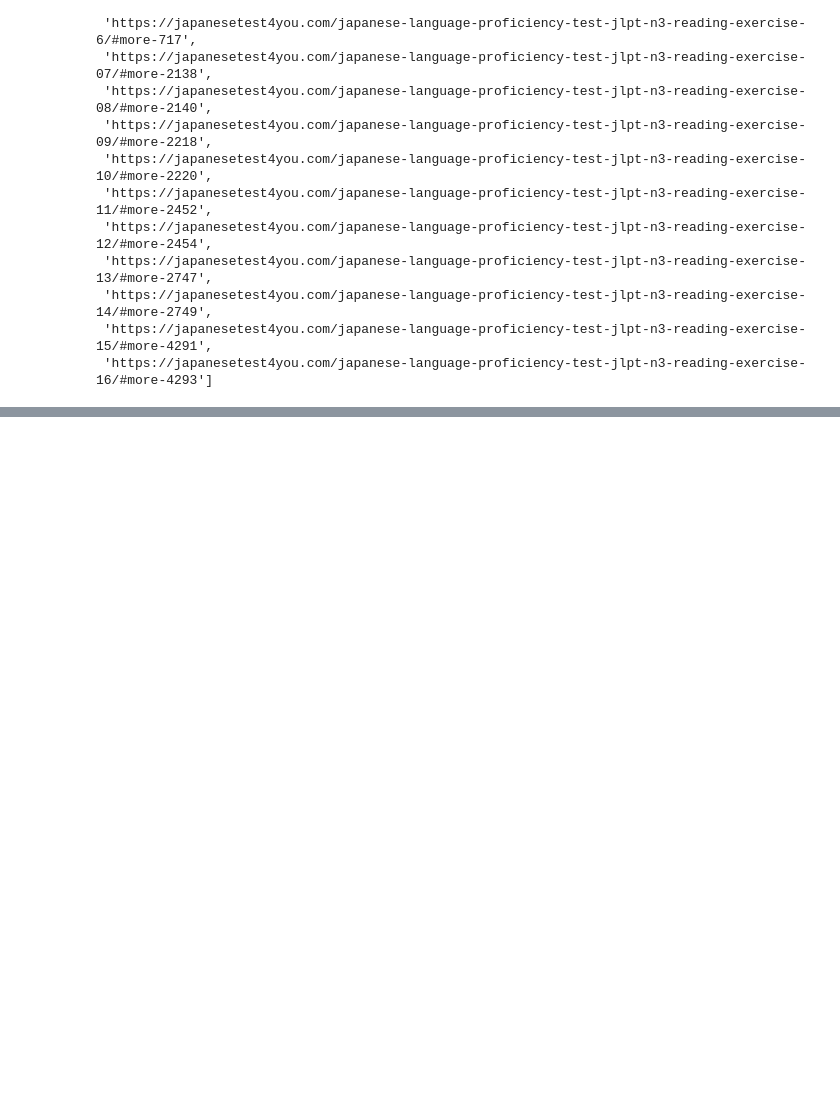
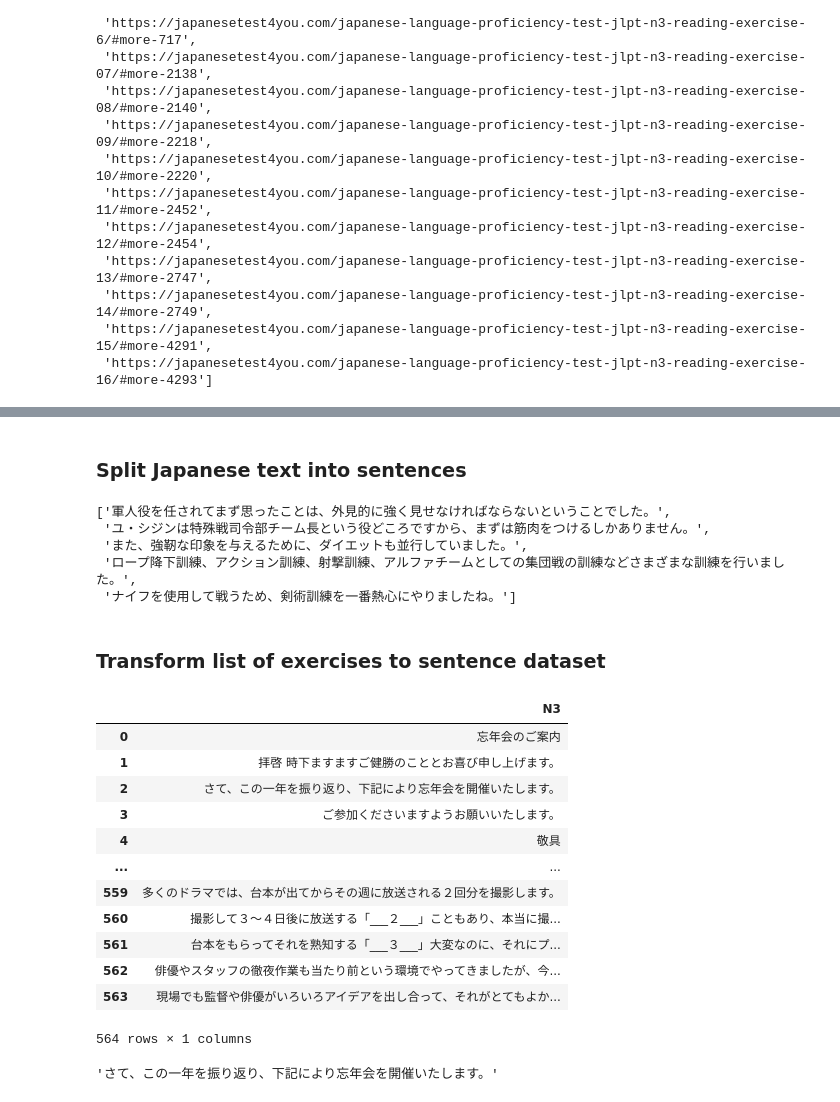
Before and after one commit to KaFaiFai/JLPT-Difficulty-Predictor, a Jupyter notebook: util/prepare_dataset.ipynb, the cells around one changed output, grey strips where cells are left out. Drawn from its saved outputs; the diff is of its cells as text; code cells hidden in the pictures; blank space fills up the shorter version.

Commit message:
split text to sentences

```diff
--- a/util/prep_dataset.ipynb
+++ b/util/prepare_dataset.ipynb
@@ -184,7 +186,7 @@ request_time = 0
 extract_time = 0
 to_exercise_time = 0
 
-data = []
+exercise_data = []
 for link in links_to_exercise:
     start_time = timeit.default_timer()
     soup = request_html(link)
@@ -196,7 +198,7 @@ for link in links_to_exercise:
     exercises = sections_to_exercises(sections)
 
     end_time = timeit.default_timer()
-    data.append(exercises)
+    exercise_data.append(exercises)
 
     request_time += ckpt1_time - start_time
     extract_time += end_time - ckpt1_time
@@ -250,5 +213,0 @@ data
-# %%
-soup = request_html('https://japanesetest4you.com/japanese-language-proficiency-test-jlpt-n3-reading-exercise-16/')
-sections = extract_reading_exercise(soup)
-exercises = sections_to_exercises(sections)
-exercises
@@ -293,0 +236,71 @@ sections
+# %% [markdown]
+### Split Japanese text into sentences
+# %%
+sentence_tokenizer = SentenceTokenizer()
+def split_to_sentences(text):
+    sentences = sentence_tokenizer.tokenize(text)
+    return sentences
+# %%
+text = "軍人役を任されてまず思ったことは、外見的に強く見せなければならないということでした。ユ・シジンは特殊戦司令部チーム長という役どころですから、まずは筋肉をつけるしかありません。また、強靭な印象を与えるために、ダイエットも並行していました。ロープ降下訓練、アクション訓練、射撃訓練、アルファチームとしての集団戦の訓練などさまざまな訓練を行いました。ナイフを使用して戦うため、剣術訓練を一番熱心にやりましたね。"
+split_to_sentences(text)
+# %% [output]
+['軍人役を任されてまず思ったことは、外見的に強く見せなければならないということでした。',
+ 'ユ・シジンは特殊戦司令部チーム長という役どころですから、まずは筋肉をつけるしかありません。',
+ 'また、強靭な印象を与えるために、ダイエットも並行していました。',
+ 'ロープ降下訓練、アクション訓練、射撃訓練、アルファチームとしての集団戦の訓練などさまざまな訓練を行いました。',
+ 'ナイフを使用して戦うため、剣術訓練を一番熱心にやりましたね。']
+# %% [markdown]
+### Transform list of exercises to sentence dataset
+# %%
+"""
+Input:
+- data: list of exercises
+    [
+        {
+            'Reading Passage 1': {
+                'passage': [
+                    '学生: すみません。この本をかりたいです。',
+                    'としょかんの人: この学校の学生ですか。',
+                ],
+                'questions': [
+                    {
+                        'question': '1. [_______] には何を入れますか。',
+                        'options': [' 本は２９日、ざっしは２２日です。',' 本は２２日、ざっしは２９日です。',]
+                    },
+                ]
+            },
+        }
+    ]
+"""
+sentences_dataset = {"N3": []}
+texts = []
+for exercise in exercise_data:
+    for name, reading in exercise.items():
+        # only passage and options are necessary
+        texts += reading["passage"]
+        for problem in reading["questions"]:
+            texts += problem["options"]
+
+# split all texts into sentences
+for t in texts:
+    sentences_dataset["N3"] += split_to_sentences(t)
+df = pd.DataFrame(sentences_dataset)
+df
+# %% [output]
+|  | N3 |
+| 0 | 忘年会のご案内 |
+| 1 | 拝啓 時下ますますご健勝のこととお喜び申し上げます。 |
+| 2 | さて、この一年を振り返り、下記により忘年会を開催いたします。 |
+| 3 | ご参加くださいますようお願いいたします。 |
+| 4 | 敬具 |
+| ... | ... |
+| 559 | 多くのドラマでは、台本が出てからその週に放送される２回分を撮影します。 |
+| 560 | 撮影して３～４日後に放送する「___２___」こともあり、本当に撮... |
+| 561 | 台本をもらってそれを熟知する「___３___」大変なのに、それにプ... |
+| 562 | 俳優やスタッフの徹夜作業も当たり前という環境でやってきましたが、今... |
+| 563 | 現場でも監督や俳優がいろいろアイデアを出し合って、それがとてもよか... |
+564 rows × 1 columns
+# %%
+df.loc[2]["N3"]
+# %% [output]
+'さて、この一年を振り返り、下記により忘年会を開催いたします。'
```
Also changed, not shown: parts of 11 cells of this notebook.
